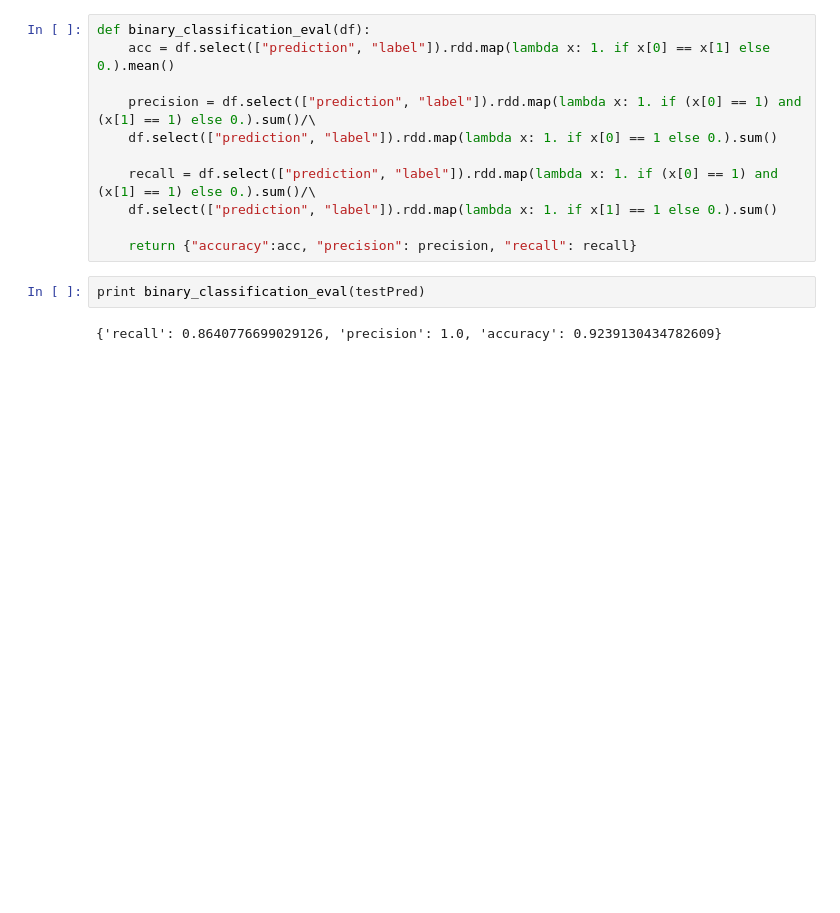
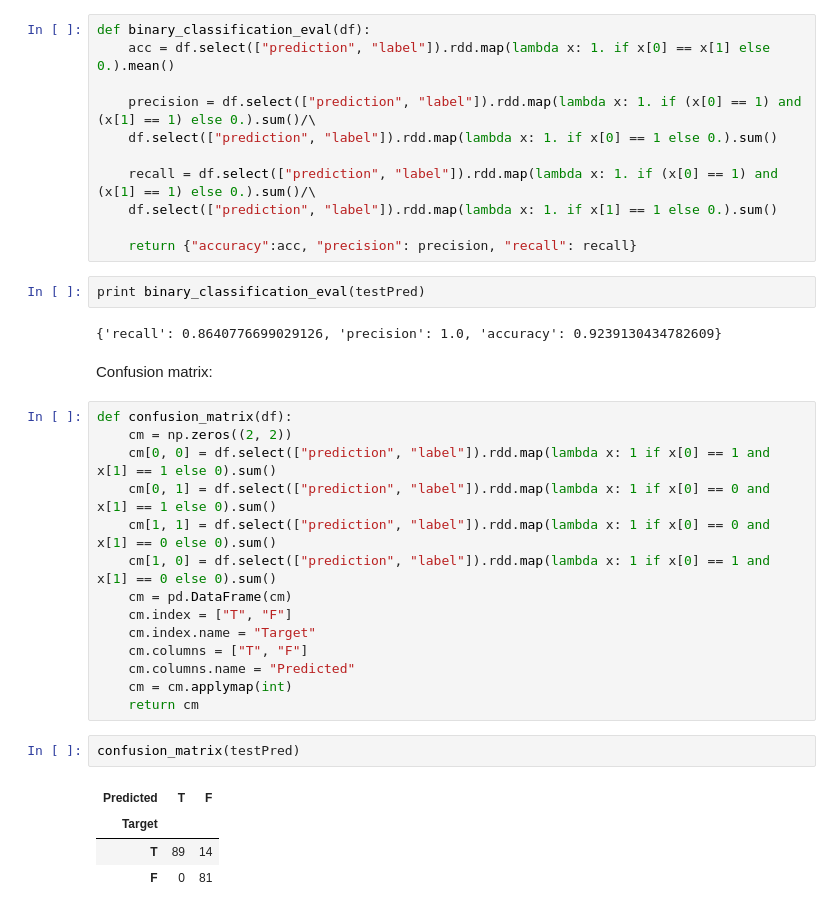
Before and after one commit to chao-ji/fraud_transaction_credit_card, a Jupyter notebook: Modeling and Evaluation (balanced class).ipynb, the cells around one changed output. Saved outputs shown, nothing was run; the diff lists cells and outputs as text; blank space fills up the shorter version.

```diff
--- a/Modeling and Evaluation (balanced class).ipynb
+++ b/Modeling and Evaluation (balanced class).ipynb
@@ -144,3 +144,26 @@ def binary_classification_eval(df):
 print binary_classification_eval(testPred)
 # %% [output]
 {'recall': 0.8640776699029126, 'precision': 1.0, 'accuracy': 0.9239130434782609}
+# %% [markdown]
+Confusion matrix:
+# %%
+def confusion_matrix(df):
+    cm = np.zeros((2, 2))
+    cm[0, 0] = df.select(["prediction", "label"]).rdd.map(lambda x: 1 if x[0] == 1 and x[1] == 1 else 0).sum()
+    cm[0, 1] = df.select(["prediction", "label"]).rdd.map(lambda x: 1 if x[0] == 0 and x[1] == 1 else 0).sum()
+    cm[1, 1] = df.select(["prediction", "label"]).rdd.map(lambda x: 1 if x[0] == 0 and x[1] == 0 else 0).sum()
+    cm[1, 0] = df.select(["prediction", "label"]).rdd.map(lambda x: 1 if x[0] == 1 and x[1] == 0 else 0).sum()
+    cm = pd.DataFrame(cm)
+    cm.index = ["T", "F"]
+    cm.index.name = "Target"
+    cm.columns = ["T", "F"]
+    cm.columns.name = "Predicted"
+    cm = cm.applymap(int)
+    return cm
+# %%
+confusion_matrix(testPred)
+# %% [output]
+| Predicted | T | F |
+| Target |  |  |
+| T | 89 | 14 |
+| F | 0 | 81 |
```
Also changed, not shown: parts of 1 cell of this notebook, 1 other file.
